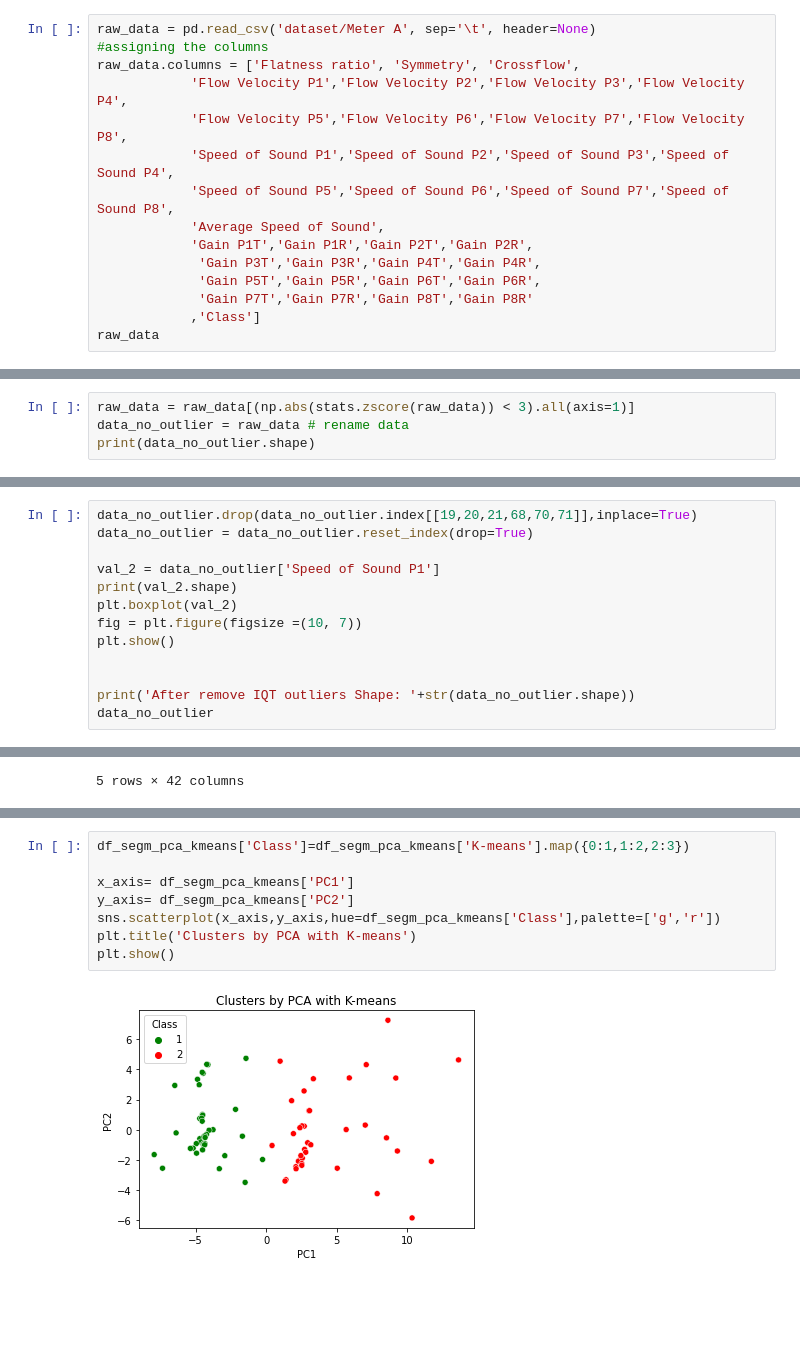
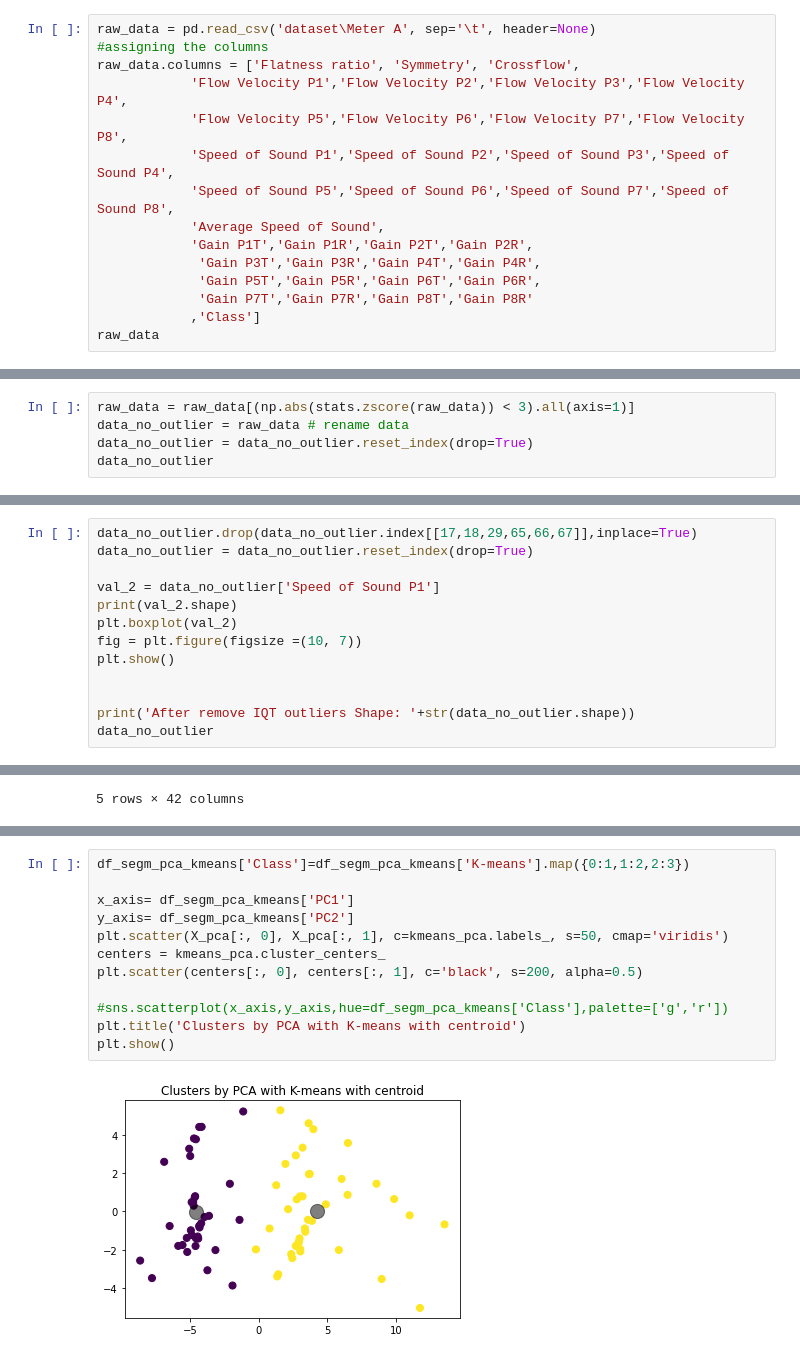
Before and after one commit to goldslime123/csc3005-DA, a Jupyter notebook: MeterA.ipynb, the cells around one changed output, grey strips where cells are left out. Drawn from its saved outputs; the diff is of its cells as text; blank space fills up the shorter version.

```diff
--- a/MeterA.ipynb
+++ b/MeterA.ipynb
@@ -14,7 +14,7 @@ import seaborn as sns
 # %% [markdown]
 2. import dataset
 # %%
-raw_data = pd.read_csv('dataset/Meter A', sep='\t', header=None)
+raw_data = pd.read_csv('dataset\Meter A', sep='\t', header=None)
 #assigning the columns
 raw_data.columns = ['Flatness ratio', 'Symmetry', 'Crossflow',
             'Flow Velocity P1','Flow Velocity P2','Flow Velocity P3','Flow Velocity P4',
@@ -94,5 +106,6 @@ dtype: bool
 # %%
 raw_data = raw_data[(np.abs(stats.zscore(raw_data)) < 3).all(axis=1)]
 data_no_outlier = raw_data # rename data
-print(data_no_outlier.shape)
+data_no_outlier = data_no_outlier.reset_index(drop=True)
+data_no_outlier
 # %% [output]
@@ -158,7 +183,7 @@ The following are the outliers in the boxplot:
 Name: Speed of Sound P1, dtype: float64
 (83, 37)
 # %%
-data_no_outlier.drop(data_no_outlier.index[[19,20,21,68,70,71]],inplace=True)
+data_no_outlier.drop(data_no_outlier.index[[17,18,29,65,66,67]],inplace=True)
 data_no_outlier = data_no_outlier.reset_index(drop=True)
 
 val_2 = data_no_outlier['Speed of Sound P1']
@@ -773,13 +839,17 @@ df_segm_pca_kmeans.head()
 # %%
 df_segm_pca_kmeans['Class']=df_segm_pca_kmeans['K-means'].map({0:1,1:2,2:3})
 
 x_axis= df_segm_pca_kmeans['PC1']
 y_axis= df_segm_pca_kmeans['PC2']
-sns.scatterplot(x_axis,y_axis,hue=df_segm_pca_kmeans['Class'],palette=['g','r'])
-plt.title('Clusters by PCA with K-means')
+plt.scatter(X_pca[:, 0], X_pca[:, 1], c=kmeans_pca.labels_, s=50, cmap='viridis')
+centers = kmeans_pca.cluster_centers_
+plt.scatter(centers[:, 0], centers[:, 1], c='black', s=200, alpha=0.5)
+
+#sns.scatterplot(x_axis,y_axis,hue=df_segm_pca_kmeans['Class'],palette=['g','r'])
+plt.title('Clusters by PCA with K-means with centroid')
 plt.show()
 # %% [output]
-[figure, old version]
+[figure, new version]
 # %%
 fig = plt.figure(figsize=(12,9)).gca(projection='3d')
 fig.scatter(df_segm_pca_kmeans['PC1'],df_segm_pca_kmeans['PC2']
```
Also changed, not shown: parts of 43 cells of this notebook.
